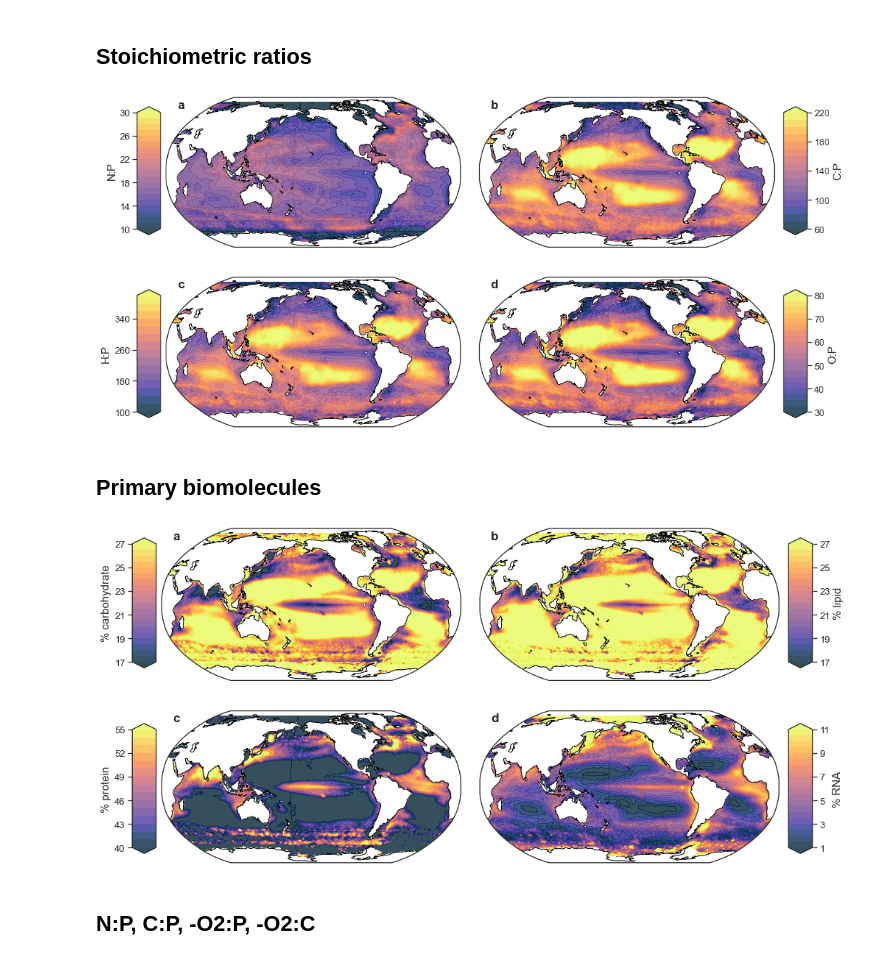
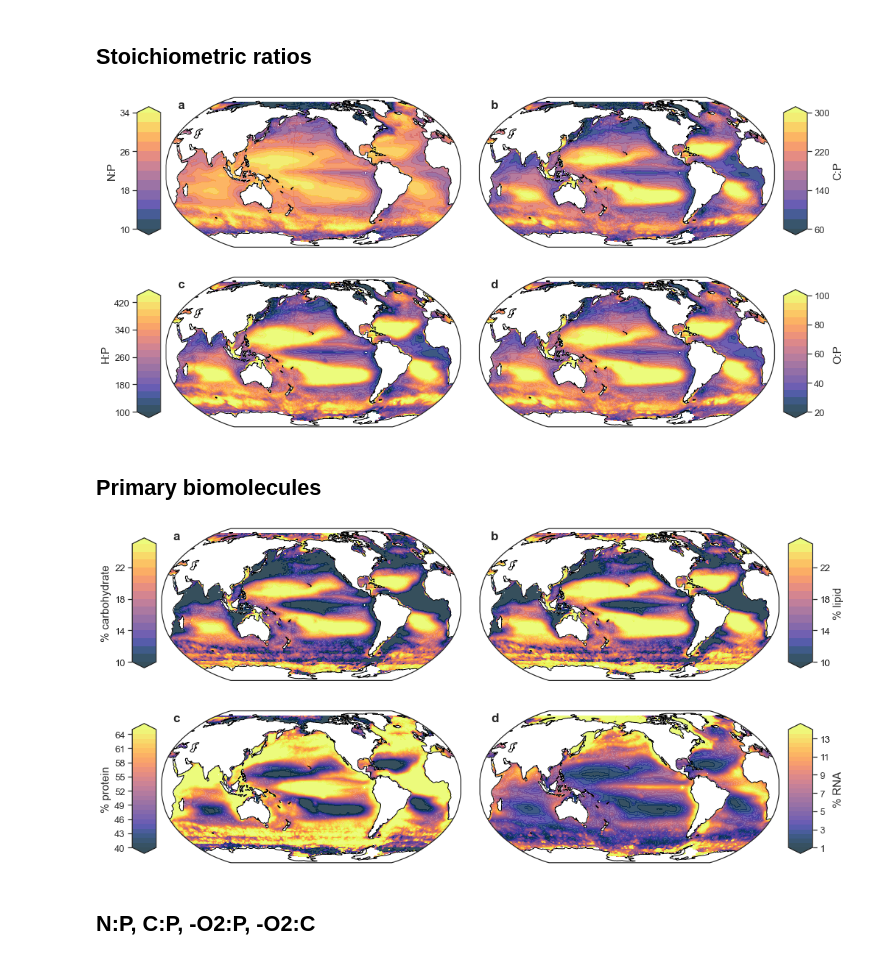
Before and after one commit to pearseb/Predicting_biomolecular_composition, a Jupyter notebook: scripts/predicting_biomolecular_composition.ipynb, the cells around one changed output. Drawn from its saved outputs; the diff is of its cells as text; code cells hidden in the pictures.

```diff
--- a/scripts/predicting_biomolecular_composition.ipynb
+++ b/scripts/predicting_biomolecular_composition.ipynb
@@ -198,7 +198,7 @@ vI_max = 250
 Ai_ = 0.007
 A_pro = 10
 A_bio = 0.2
-N_C_protein = 0.23
+N_C_protein = 0.26
 Qc_pro_other = 0.1
 
 vI_ = vI_max * (1. - np.exp(-Ai_ * parr))
@@ -208,7 +208,7 @@ B_chl = m_/vI_
 nc_ratio_Inomura = N_C_protein * ( (A_chl*A_pro + A_bio)*(mu*24.0) + B_chl*A_pro + Qc_pro_other)
 
 # set max and min values
-nc_ratio_Inomura[nc_ratio_Inomura < 0.04] = 0.04    # C:N = 20
+nc_ratio_Inomura[nc_ratio_Inomura < 0.05] = 0.05    # C:N = 20
 nc_ratio_Inomura[nc_ratio_Inomura > 0.5] = 0.5      # C:N = 2
 cn_ratio_Inomura = 1./nc_ratio_Inomura
 # %% [markdown]
@@ -219,7 +219,7 @@ q10 = 2.0   # [-] T dependenence of photosynthetic rate
 t0 = 25.0   # [deg C] Reference Temp for reaction rates
 
 # Stoichiometric content of elements in primary biomolecules
-fracC_cel = 50.0/100.0
+fracC_cel = 65.0/100.0
 
 
 ### CHOOSE WHICH C:N ESTIAMTE TO USE!
@@ -315,7 +315,13 @@ Solve for phosphorus containing biomolecules
 # fractional biomass of DNA, ATP and Phospholipids
 mTOTdna_mTOTcel = 0.01
 mTOTatp_mTOTcel = 0.001
-mTOTpli_mTOTcel = 0.05 + 0.1*(phos/(phos+0.1))
+
+# Phospholipids (based on PO4)
+mTOTpli_mTOTcel = 0.025 + 0.15*(phos/(phos+0.5))
+# Phospholipids (based on Chl)
+mCchl_mCcel = A_chl * mu*24.0 + B_chl   # Inomura et al. (2020)
+mTOTchl_mTOTcel = mCchl_mCcel * (fracC_cel / fracC_chl)
+mTOTpli_mTOTcel = 0.025 + 2*mTOTchl_mTOTcel
 
 # mass of phosphorus in each biomoleculate relative to nitrogen in the cell
 mPdna_mNcel = (fracP_dna/fracN_cel) * mTOTdna_mTOTcel
@@ -684,10 +690,10 @@ colmap2 = cmocean.tools.lighten(cmo.thermal,0.8)
 colmap3 = cmocean.tools.lighten(cmo.thermal,0.8)
 colmap4 = cmocean.tools.lighten(cmo.thermal,0.8)
 
-levs1 = np.arange(10,31,1)
-levs2 = np.arange(60,221,10)
-levs3 = np.arange(100,401,20)
-levs4 = np.arange(30,81,2.5)
+levs1 = np.arange(10,35,2)
+levs2 = np.arange(60,301,20)
+levs3 = np.arange(100,441,20)
+levs4 = np.arange(20,101,5)
 
 fstic = 13
 fslab = 15
@@ -755,7 +761,7 @@ cbar4 = plt.colorbar(p4, cax=cbax4, orientation='vertical', ticks=levs4[::4])
 cbar4.ax.set_ylabel('O:P', fontsize=fslab)
 cbar4.ax.tick_params(labelsize=fstic)
 # %% [output]
-[figure, old version]
+[figure, new version]
 # %% [markdown]
 ## Primary biomolecules
 # %%
@@ -769,10 +775,10 @@ colmap2 = cmocean.tools.lighten(cmo.thermal,0.8)
 colmap3 = cmocean.tools.lighten(cmo.thermal,0.8)
 colmap4 = cmocean.tools.lighten(cmo.thermal,0.8)
 
-levs1 = np.arange(17,27.1,0.5)
-levs2 = np.arange(17,27.1,0.5)
-levs3 = np.arange(40,55.1,1)
-levs4 = np.arange(1,11.1,0.5)
+levs1 = np.arange(10,26,1)
+levs2 = np.arange(10,26,1)
+levs3 = np.arange(40,66,1)
+levs4 = np.arange(1,14.1,0.5)
 
 fstic = 13
 fslab = 15
@@ -813,34 +819,34 @@ plt.subplots_adjust(top=0.95,bottom=0.05,left=0.1,right=0.9, wspace=0.0)
 
 xx = 0.05; yy= 0.95
 plt.text(xx, yy, 'a', transform=ax1.transAxes, ha='center', va='center', fontsize=fslab+2, fontweight='bold')
 plt.text(xx, yy, 'b', transform=ax2.transAxes, ha='center', va='center', fontsize=fslab+2, fontweight='bold')
 plt.text(xx, yy, 'c', transform=ax3.transAxes, ha='center', va='center', fontsize=fslab+2, fontweight='bold')
 plt.text(xx, yy, 'd', transform=ax4.transAxes, ha='center', va='center', fontsize=fslab+2, fontweight='bold')
 
 
 cbax1 = fig.add_axes([0.075, 0.575, 0.03, 0.35])
 cbar1 = plt.colorbar(p1, cax=cbax1, orientation='vertical', ticks=levs1[::4])
 cbar1.ax.set_ylabel('% carbohydrate', fontsize=fslab)
 cbar1.ax.tick_params(labelsize=fstic, right=False, labelright=False, left=True, labelleft=True)
 cbax1.yaxis.set_label_position('left')
 
 cbax2 = fig.add_axes([0.90, 0.575, 0.03, 0.35])
 cbar2 = plt.colorbar(p2, cax=cbax2, orientation='vertical', ticks=levs2[::4])
 cbar2.ax.set_ylabel('% lipid', fontsize=fslab)
 cbar2.ax.tick_params(labelsize=fstic)
 
 cbax3 = fig.add_axes([0.075, 0.075, 0.03, 0.35])
 cbar3 = plt.colorbar(p3, cax=cbax3, orientation='vertical', ticks=levs3[::3])
 cbar3.ax.set_ylabel('% protein', fontsize=fslab)
 cbar3.ax.tick_params(labelsize=fstic, right=False, labelright=False, left=True, labelleft=True)
 cbax3.yaxis.set_label_position('left')
 
 cbax4 = fig.add_axes([0.90, 0.075, 0.03, 0.35])
 cbar4 = plt.colorbar(p4, cax=cbax4, orientation='vertical', ticks=levs4[::4])
 cbar4.ax.set_ylabel('% RNA', fontsize=fslab)
 cbar4.ax.tick_params(labelsize=fstic)
 # %% [output]
-[figure, old version]
+[figure, new version]
 # %% [markdown]
 ## N:P, C:P, -O2:P, -O2:C
 # %%
```
Also changed, not shown: parts of 2 cells of this notebook.
